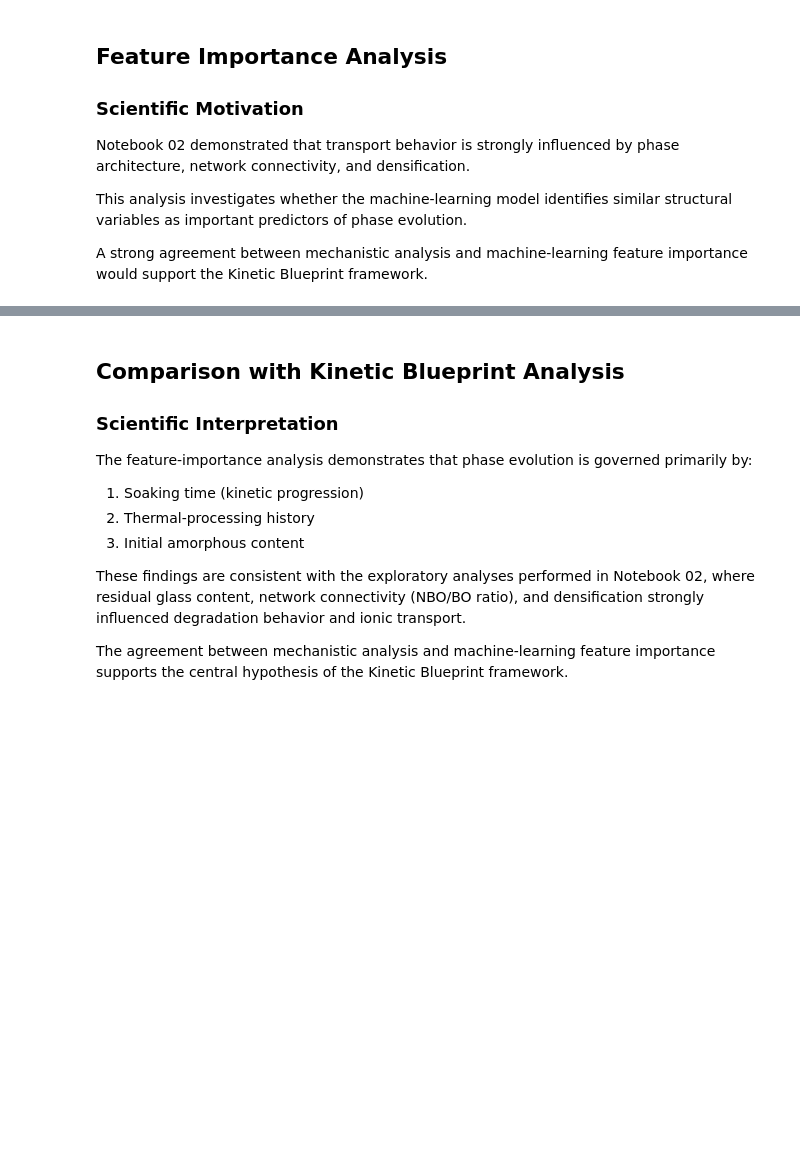
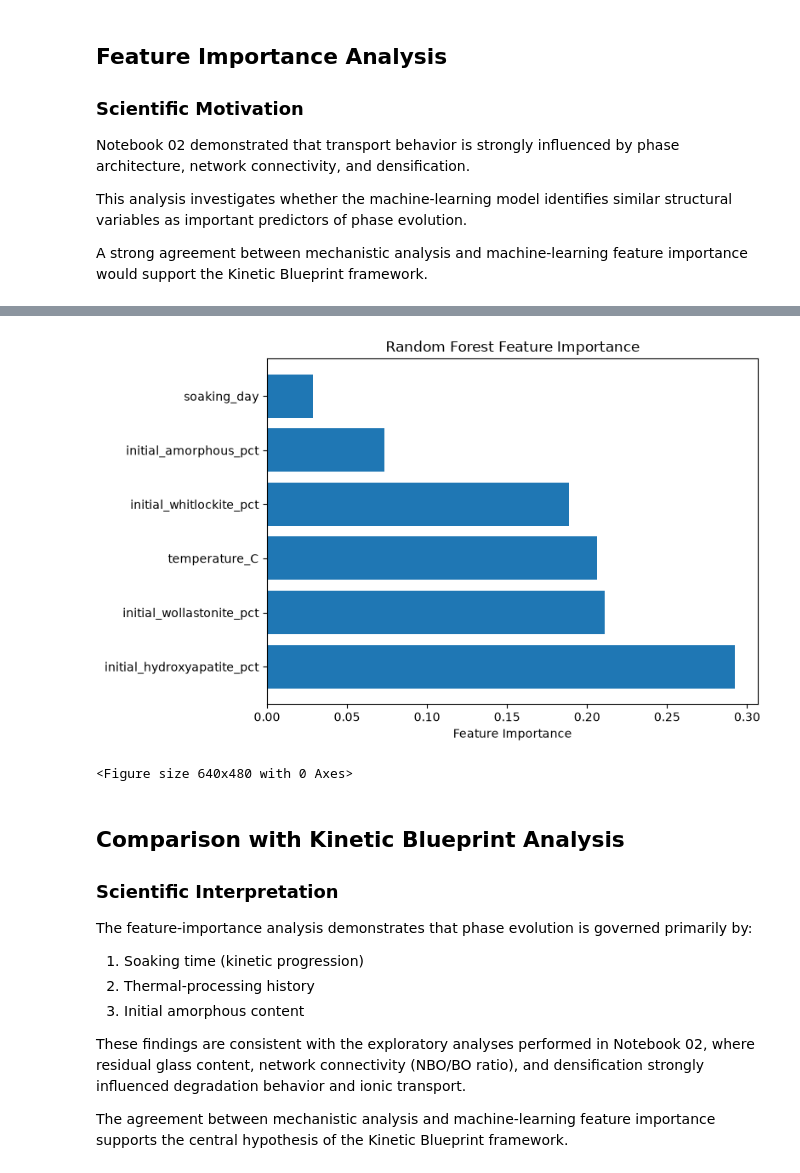
Before and after one commit to andualembelachew2/KineticAI-AWGC, a Jupyter notebook: notebooks/03_phase_prediction_model.ipynb, the cells around one changed output, grey strips where cells are left out. Saved outputs shown, nothing was run; the diff lists cells and outputs as text; code cells hidden in the pictures; blank space fills up the shorter version.

```diff
--- a/notebooks/03_phase_prediction_model.ipynb
+++ b/notebooks/03_phase_prediction_model.ipynb
@@ -216,17 +233,21 @@ A strong agreement between mechanistic analysis and machine-learning feature imp
 import pandas as pd
 import matplotlib.pyplot as plt
 
-rf_model = models["Random Forest"]
+# Refit a fresh Random Forest on the FULL dataset for feature importance
+# (the model objects were refitted inside the LOTO loop above).
+rf_full = RandomForestRegressor(n_estimators=100, random_state=42)
+rf_full.fit(X, y)
 
 feature_importance_df = pd.DataFrame({
-    "Feature": feature_columns,
-    "Importance": rf_model.feature_importances_
+    "feature": feature_columns,
+    "importance": rf_full.feature_importances_
 })
 
 feature_importance_df = feature_importance_df.sort_values(
-    by="Importance",
+    by="importance",
     ascending=False
-)
+).reset_index(drop=True)
+
+feature_importance_df.to_csv(PROCESSED_DATA_DIR / "feature_importance.csv", index=False)
 
 feature_importance_df
-feature_importance_df.to_csv(PROCESSED_DATA_DIR / "feature_importance.csv", index=False)
@@ -233,17 +262,20 @@ feature_importance_df.to_csv(PROCESSED_DATA_DIR / "feature_importance.csv", inde
 # %%
 plt.figure(figsize=(8, 5))
 
 plt.barh(
-    feature_importance_df["Feature"],
-    feature_importance_df["Importance"]
+    feature_importance_df["feature"],
+    feature_importance_df["importance"]
 )
 
 plt.xlabel("Feature Importance")
 plt.title("Random Forest Feature Importance")
 
 plt.tight_layout()
 plt.show()
 plt.savefig(FIGURES_DIR / "feature_importance.png", dpi=300)
+# %% [output]
+[figure, added]
+<Figure size 640x480 with 0 Axes>
 # %% [markdown]
 ## Comparison with Kinetic Blueprint Analysis
 
```
Also changed, not shown: parts of 6 cells of this notebook, 21 other files.
